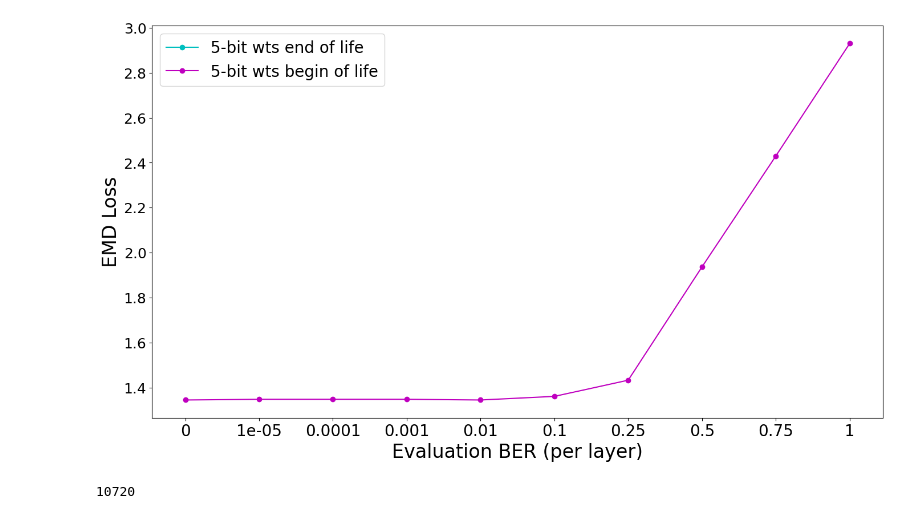
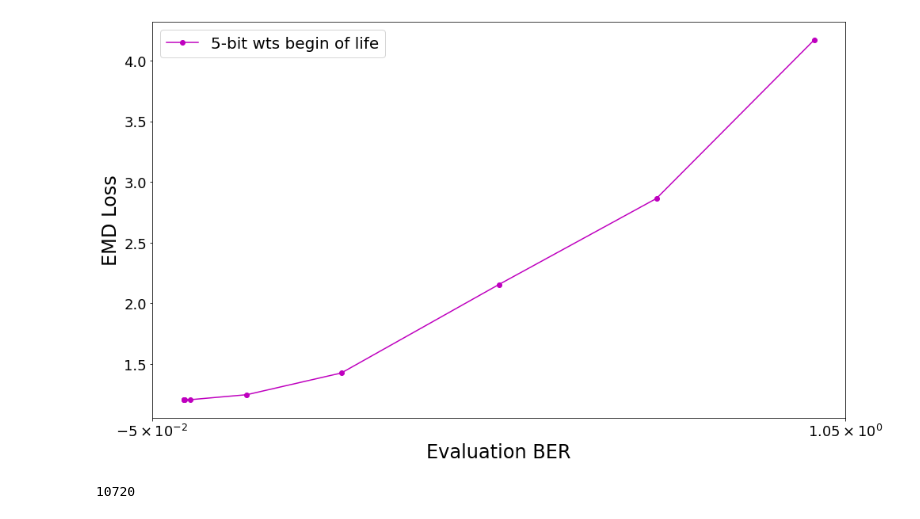
Before and after one commit to oliviaweng/Ecoder, a Jupyter notebook: plots/plots.ipynb, the cells around one changed output. Cells and saved outputs as stored; diff of their text form; code cells hidden in the pictures.

Commit message:
trying to get plotting x axis log scale to work

```diff
--- a/plots/plots.ipynb
+++ b/plots/plots.ipynb
@@ -4,43 +4,44 @@ import numpy as np
 # %%
 """
 Line graphs
 """
 
 """
 Autoencoder Model info:
 2,144 weights
 6-bit weights
 10,720 weight bits
 """
 
 eval_bers = [0, 1e-5, 1e-4, 1e-3, 1e-2, 1e-1, 0.25, 0.5, 0.75, 1]
 
 # buggy_quantized_eol_emd = [1.291, 1.526, 1.526, 1.526, 1.526, 1.526, 1.528, 1.538, 1.578, 1.659, 1.788, 1.948]
 # buggy_quantized_bol_emd = [1.345, 2.159, 2.159, 2.159, 2.159, 2.159, 2.160, 2.184, 2.245, 2.364, 2.550, 2.764]
-quantized_eol_emd = []
-quantized_bol_emd = [1.345, 1.348, 1.348, 1.348, 1.345, 1.361, 1.433, 1.937, 2.430, 2.930]
+# quantized_eol_emd = []
+quantized_bol_emd = [1.208, 1.208, 1.208, 1.206, 1.206, 1.247, 1.426, 2.155, 2.864, 4.169]
 
 
 dims=(14,8)
 fig, ax = plt.subplots(figsize=dims)
 ax.tick_params(axis='both', which='major', labelsize=18)
-ax.set_xticks(np.arange(len(eval_bers)))
-ax.set_xticklabels(eval_bers, fontsize=20)
+# ax.set_xticks(np.arange(len(eval_bers)))
+# ax.set_xticklabels(eval_bers, fontsize=20)
 ax.set_ylabel('EMD Loss', fontsize=24)
-ax.set_xlabel('Evaluation BER (per layer)', fontsize=24)
+ax.set_xlabel('Evaluation BER', fontsize=24)
 
-ax.plot(quantized_eol_emd, '-co', label='5-bit wts end of life')
-ax.plot(quantized_bol_emd, '-mo', label='5-bit wts begin of life')
+# ax.plot(quantized_eol_emd, '-co', label='5-bit wts end of life')
+ax.plot(eval_bers, quantized_bol_emd, '-mo', label='5-bit wts begin of life')
 
 ax.legend(loc='best', prop={'size': 20})
-# ax.set_xscale('symlog')
+ax.set_xscale('symlog')
+# ax.set_xscale('log')
 
 fig.tight_layout()
 
 
-plt.savefig('autoencoder-eval-ber.pdf')
+# plt.savefig('autoencoder-eval-ber-log.pdf')
 # %% [output]
-[figure, old version]
+[figure, new version]
 # %%
 5 * 2144
 # %% [output]
```
Also changed, not shown: parts of 2 cells of this notebook, 4 other files.
